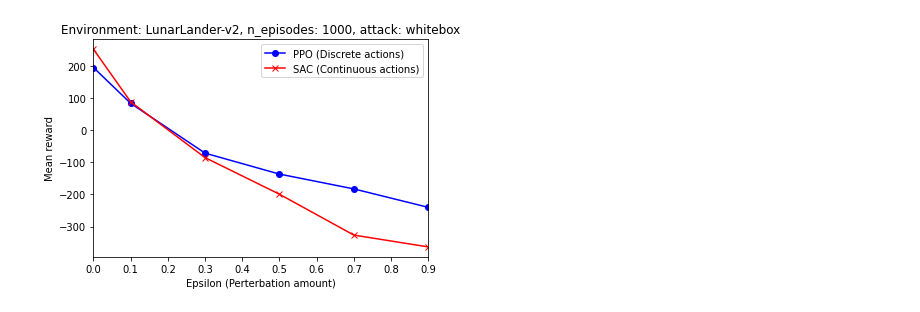
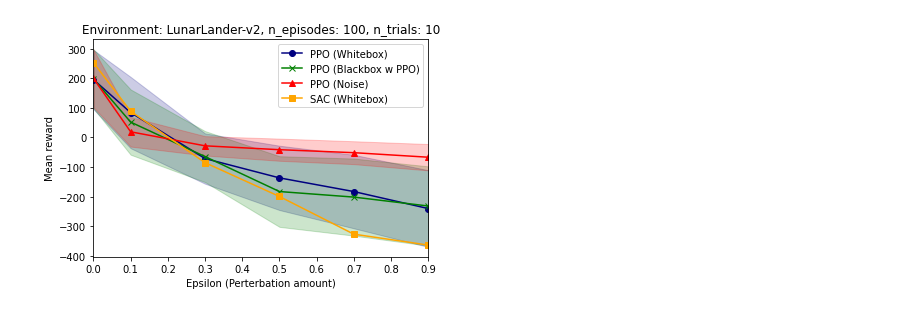
Before and after one commit to bhargavCSSE/adv-RL, a Jupyter notebook: plotter_matplotlib.ipynb, the cells around one changed output. Saved outputs shown, nothing was run; the diff lists cells and outputs as text; code cells hidden in the pictures.

Commit message:
PPO experiment w noise

```diff
--- a/plotter_matplotlib.ipynb
+++ b/plotter_matplotlib.ipynb
@@ -6,24 +6,48 @@ from matplotlib import pyplot as plt
 # %%
 # Import files and Generate plot data
 plotdata_1 = pd.read_csv('PPO/data/Whitebox/PPO-perturbation-effects-LunarLander.csv', index_col=0)
-plotdata_2 = pd.read_csv('Soft-Actor-Critic/data/Whitebox/SAC-perturbation-effects-LunarLander.csv', index_col=0)
+plotdata_2 = pd.read_csv('PPO/data/Blackbox/PPO-perturbation-effects-LunarLander.csv', index_col=0)
+plotdata_3 = pd.read_csv('PPO/data/Noise/PPO-perturbation-effects-LunarLander.csv', index_col=0)
+plotdata_4 = pd.read_csv('Soft-Actor-Critic/data/Whitebox/SAC-perturbation-effects-LunarLander.csv', index_col=0)
 
 eps = plotdata_1["Epsilon"]
-PPO_reward = plotdata_1["PPO"]
-SAC_reward = plotdata_2["SAC"]
+PPO_WB_reward = plotdata_1["mean_reward"]
+PPO_WB_std = plotdata_1["std_reward"]
+
+PPO_BB_reward = plotdata_2["mean_reward"]
+PPO_BB_std = plotdata_2["std_reward"]
+
+PPO_GN_reward = plotdata_3["mean_reward"]
+PPO_GN_std = plotdata_3["std_reward"]
+
+SAC_reward = plotdata_4["SAC"]
 # %%
 plt.figure()
 
-plt.title("Environment: LunarLander-v2, n_episodes: 1000, attack: whitebox", )
+plt.title("Environment: LunarLander-v2, n_episodes: 100, n_trials: 10", )
 plt.xlabel("Epsilon (Perterbation amount)")
 plt.ylabel("Mean reward")
-plt.xlim([0,0.9]
+plt.xlim([0,0.9])
 
-plt.plot(eps, PPO_reward, label='PPO (Discrete actions)', marker='o', color='blue')
-plt.plot(eps, SAC_reward, label='SAC (Continuous actions)', marker='x', color='red')
+color = 'navy'
+plt.plot(eps, PPO_WB_reward, label='PPO (Whitebox)', marker='o', color=color)
+plt.fill_between(eps, PPO_WB_reward+PPO_WB_std, PPO_WB_reward-PPO_WB_std, alpha=0.2, color=color)
+
+color = 'green'
+plt.plot(eps, PPO_BB_reward, label='PPO (Blackbox w PPO)', marker='x', color=color)
+plt.fill_between(eps, PPO_BB_reward+PPO_BB_std, PPO_BB_reward-PPO_BB_std, alpha=0.2, color=color)
+
+color = 'red'
+plt.plot(eps, PPO_GN_reward, label='PPO (Noise)', marker='^', color=color)
+plt.fill_between(eps, PPO_GN_reward+PPO_GN_std, PPO_GN_reward-PPO_GN_std, alpha=0.2, color=color)
+
+color = 'orange'
+plt.plot(eps, SAC_reward, label='SAC (Whitebox)', marker='s', color=color)
+# plt.fill_between(eps, PPO_WB_reward+PPO_WB_std, PPO_WB_reward-PPO_WB_std, alpha=0.3, color=color)
+
 plt.legend(loc='upper right')
 
 plt.savefig('LunarLander-epsilonVSMeanReward')
 plt.show()
 # %% [output]
-[figure, old version]
+[figure, new version]
```
Also changed, not shown: 30 other files.
